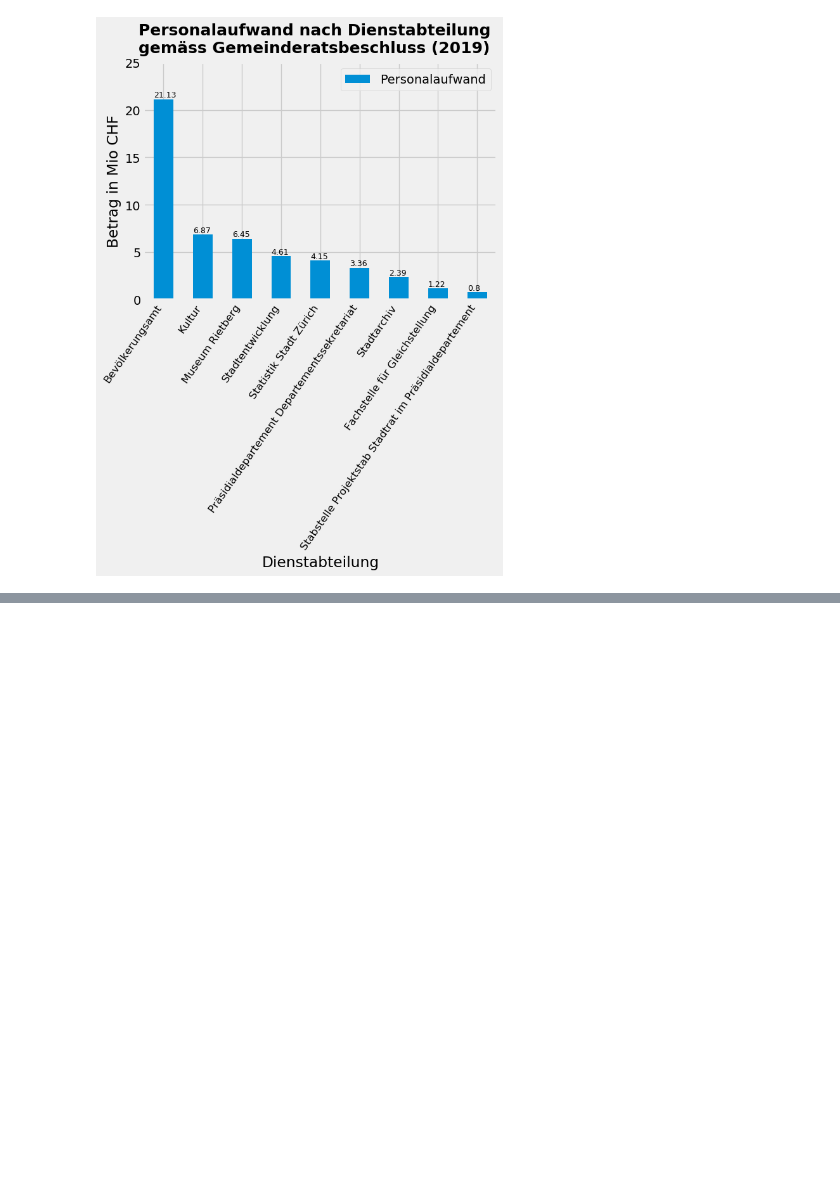
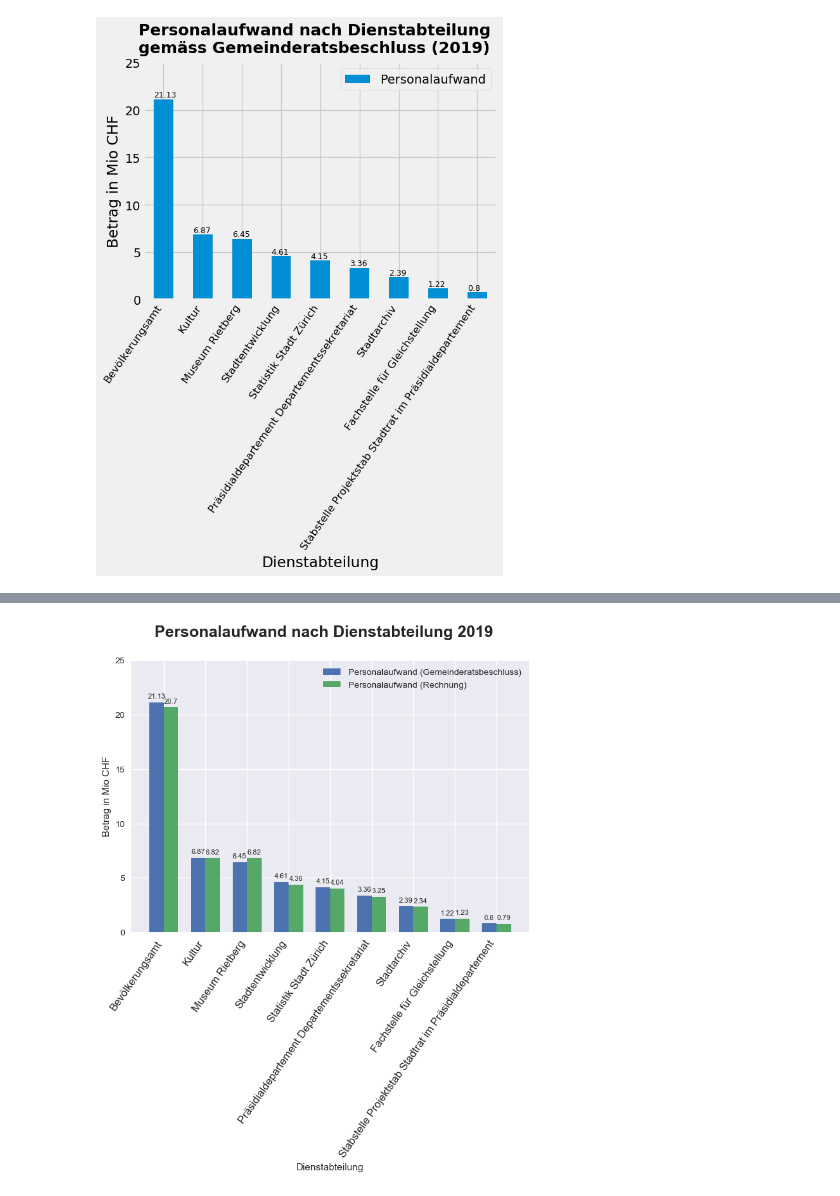
Before and after one commit to opendatazurich/opendatazurich.github.io, a Jupyter notebook: rpk-api/RPK-API-Beispiele.ipynb, the cells around one changed output, grey strips where cells are left out. Drawn from its saved outputs; the diff is of its cells as text; code cells hidden in the pictures; blank space fills up the shorter version.

Commit message:
Add more plots for RPK

```diff
--- a/rpk-api/RPK-API-Beispiele.ipynb
+++ b/rpk-api/RPK-API-Beispiele.ipynb
@@ -414,0 +464,6 @@ plt.show()
+# %%
+# merge amount, instistution and sachkonto
+merged = amountRechnung.join(sachkonto, on='sachkonto').rename(columns={'Bezeichnung': 'sachkonto_bezeichnung'})
+merged = merged.join(inst, on='institution').rename(columns={'bezeichnung': 'inst_bezeichnung'})
+merged = merged[['jahr', 'betrag', 'betragsTyp', 'institution', 'kurzname', 'inst_bezeichnung', 'departement', 'sachkonto', 'sachkonto_bezeichnung']]
+merged
@@ -414,0 +489,8 @@ plt.show()
+# %%
+amount_pr = merged[(merged.sachkonto_bezeichnung == 'Personalaufwand') & (merged.jahr == 2019)].reset_index(drop=True)
+# copy sort order from amont_pers to this dataframe
+amount_pr['inst_bezeichnung'] = pd.Categorical(amount_pr['inst_bezeichnung'], amount_pers['inst_bezeichnung'].tolist())
+amount_pr = amount_pr.sort_values('inst_bezeichnung').reset_index(drop=True)
+
+amount_pr['betragInMio'] = amount_pr.apply(lambda row: round(row.betrag / 1000000, 2), axis = 1)
+amount_pr
@@ -414,0 +508,41 @@ plt.show()
+# %%
+use_style('seaborn')
+
+labels = amount_pr['inst_bezeichnung'].tolist()
+x = np.arange(len(labels))  # the label locations
+width = 0.35  # the width of the bars
+
+fig, ax = plt.subplots()
+fig.suptitle("Personalaufwand nach Dienstabteilung 2019", fontsize=18, fontweight='bold');
+rects1 = ax.bar(x - width/2, amount_pers['betragInMio'].tolist(), width, label="Personalaufwand (Gemeinderatsbeschluss)")
+rects2 = ax.bar(x + width/2, amount_pr['betragInMio'].tolist(), width, label='Personalaufwand (Rechnung)')
+
+ax.set_ylim([0, 25])
+ax.get_yaxis().set_major_formatter(
+    matplotlib.ticker.FuncFormatter(lambda x, p: f"{x:_.0f}".replace('_', "\'"))
+)
+# Add some text for labels, title and custom x-axis tick labels, etc.
+ax.set_ylabel('Betrag in Mio CHF')
+ax.set_xlabel('Dienstabteilung')
+ax.set_xticks(x)
+ax.set_xticklabels(labels)
+ax.legend()
+
+def autolabel(rects):
+    """Attach a text label above each bar in *rects*, displaying its height."""
+    for rect in rects:
+        height = rect.get_height()
+        ax.annotate('{}'.format(height),
+                    xy=(rect.get_x() + rect.get_width() / 2, height),
+                    xytext=(0, 3),  # 3 points vertical offset
+                    textcoords="offset points",
+                    ha='center', va='bottom', fontsize=8)
+
+
+autolabel(rects1)
+autolabel(rects2)
+
+plt.setp(plt.gca().get_xticklabels(), rotation=55, horizontalalignment='right', fontsize=12)
+plt.show()
+# %% [output]
+[figure, added]
```
Also changed, not shown: parts of 13 cells of this notebook.
